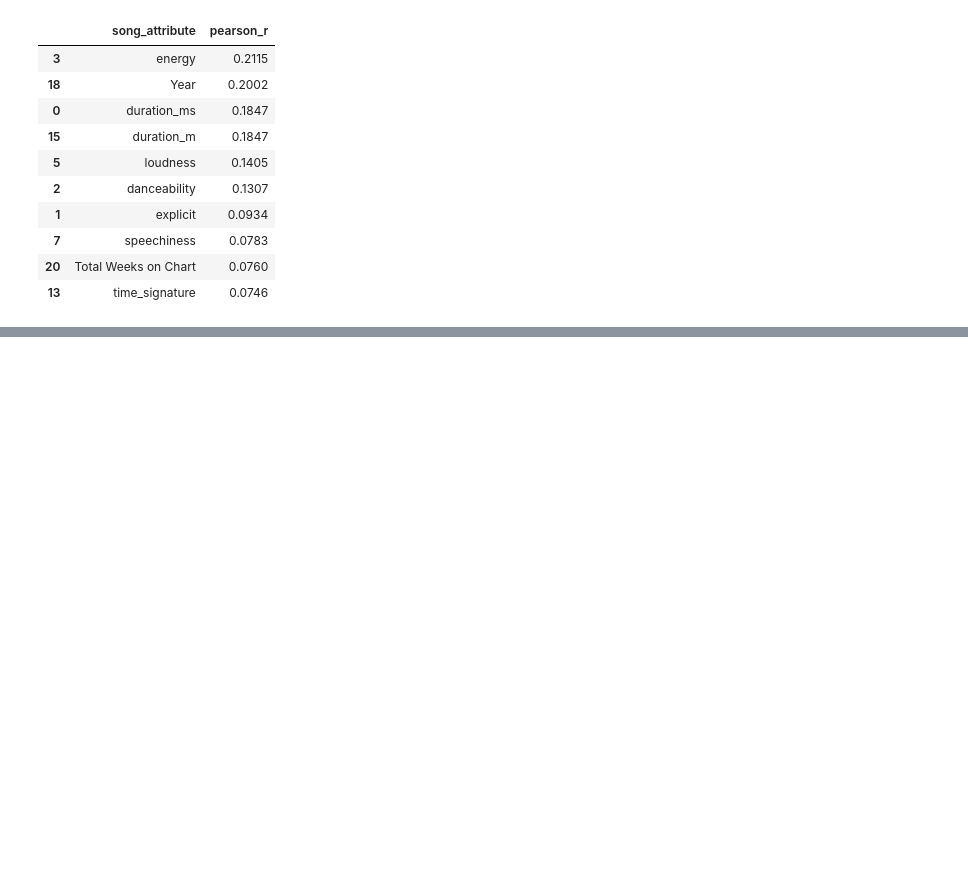
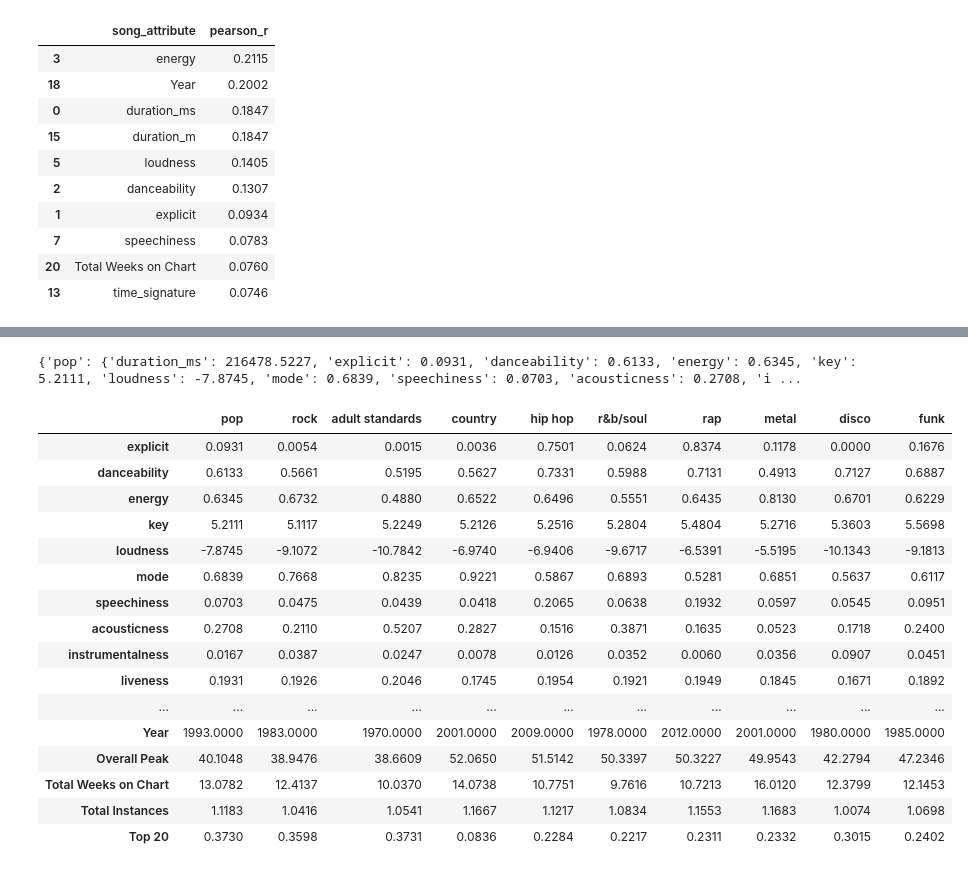
Before and after one commit to s-ellingwood/project-4, a Jupyter notebook: genre_stats.ipynb, the cells around one changed output, grey strips where cells are left out. Cells and saved outputs as stored; diff of their text form; code cells hidden in the pictures; blank space fills up the shorter version.

Commit message:
push genre stats to main

```diff
--- a/genre_stats.ipynb
+++ b/genre_stats.ipynb
@@ -190,28 +262,28 @@ genre_df = data_df.copy()
 # %%
-# Create empty list for correlation values
-genre_corr_attr = []
-genre_corr_pearson = []
+# Make a list of top 10 genres by count
+top_ten_genres = data_df['genre'].value_counts()[:10].index.tolist()
+
+# Create empty lists for mean values
+genre_attr = []
+genre_mean = []
+genre_data = {}
+
 
 # Using top_genres list, run loop to gather correlation values
-for i in range(len(top_genres)):
+for i in range(len(top_ten_genres)):
+    mean_data = {}
+    # Filter data to just selected genre
+    temp_df = top_genre_df[top_genre_df['genre'] == top_ten_genres[i]]
+    # Convert 'genre' column from object to categorical type so it can be used in analysis
+    temp_df['genre']=top_genre_data_df['genre'].astype('category').cat.codes
 
-    # Filter data to just selected genre
-    temp_df = genre_df[genre_df['genre'] == top_genres[i]]
-
-    # Convert 'genre' column from object to categorical type so it can be used in analysis
-    temp_df['genre']=temp_df['genre'].astype('category').cat.codes
-
-    #Establish 'genre' data for correlation
-    genre = temp_df.iloc[:,17]
-
-    print(top_genres[i])
+    print(f"\n{top_ten_genres[i]}")
 
     for j in range(3,len(temp_df.columns)):
         col_name = temp_df.columns[j]
-        col_value = temp_df.iloc[:,j]
-        col_corr = round(st.pearsonr(genre, col_value)[0],4)
-        print(f"{col_name}, {col_corr}")
-        corr_attr.append(col_name)
-        corr_pearson.append(col_corr)
+        col_mean = round(temp_df[col_name].mean(),4)
+        print(f"{col_name}, Average: {col_mean}")
+        mean_data.update({col_name: col_mean})
+    genre_data.update({top_ten_genres[i]: mean_data})
 # %% [output]
 pop
@@ -250,0 +311,28 @@ See the caveats in the documentation: https://pandas.pydata.org/pandas-docs/stab
+# %%
+print(genre_data)
+# %% [output]
+{'pop': {'duration_ms': 216478.5227, 'explicit': 0.0931, 'danceability': 0.6133, 'energy': 0.6345, 'key': 5.2111, 'loudness': -7.8745, 'mode': 0.6839, 'speechiness': 0.0703, 'acousticness': 0.2708, 'i ...
+# %%
+top_ten_genres_df = pd.DataFrame.from_dict(genre_data, orient='index')
+top_ten_genres_df = top_ten_genres_df.drop(columns=['duration_ms','time_signature', 'genre', 'Month','Day'])
+top_ten_genres_df['Year'] = round(top_ten_genres_df['Year'],0)
+top_ten_genres_df = top_ten_genres_df.transpose()
+top_ten_genres_df
+# %% [output]
+|  | pop | rock | adult standards | country | hip hop | r&b/soul | rap | metal | disco | funk |
+| explicit | 0.0931 | 0.0054 | 0.0015 | 0.0036 | 0.7501 | 0.0624 | 0.8374 | 0.1178 | 0.0000 | 0.1676 |
+| danceability | 0.6133 | 0.5661 | 0.5195 | 0.5627 | 0.7331 | 0.5988 | 0.7131 | 0.4913 | 0.7127 | 0.6887 |
+| energy | 0.6345 | 0.6732 | 0.4880 | 0.6522 | 0.6496 | 0.5551 | 0.6435 | 0.8130 | 0.6701 | 0.6229 |
+| key | 5.2111 | 5.1117 | 5.2249 | 5.2126 | 5.2516 | 5.2804 | 5.4804 | 5.2716 | 5.3603 | 5.5698 |
+| loudness | -7.8745 | -9.1072 | -10.7842 | -6.9740 | -6.9406 | -9.6717 | -6.5391 | -5.5195 | -10.1343 | -9.1813 |
+| mode | 0.6839 | 0.7668 | 0.8235 | 0.9221 | 0.5867 | 0.6893 | 0.5281 | 0.6851 | 0.5637 | 0.6117 |
+| speechiness | 0.0703 | 0.0475 | 0.0439 | 0.0418 | 0.2065 | 0.0638 | 0.1932 | 0.0597 | 0.0545 | 0.0951 |
+| acousticness | 0.2708 | 0.2110 | 0.5207 | 0.2827 | 0.1516 | 0.3871 | 0.1635 | 0.0523 | 0.1718 | 0.2400 |
+| instrumentalness | 0.0167 | 0.0387 | 0.0247 | 0.0078 | 0.0126 | 0.0352 | 0.0060 | 0.0356 | 0.0907 | 0.0451 |
+| liveness | 0.1931 | 0.1926 | 0.2046 | 0.1745 | 0.1954 | 0.1921 | 0.1949 | 0.1845 | 0.1671 | 0.1892 |
+| ... | ... | ... | ... | ... | ... | ... | ... | ... | ... | ... |
+| Year | 1993.0000 | 1983.0000 | 1970.0000 | 2001.0000 | 2009.0000 | 1978.0000 | 2012.0000 | 2001.0000 | 1980.0000 | 1985.0000 |
+| Overall Peak | 40.1048 | 38.9476 | 38.6609 | 52.0650 | 51.5142 | 50.3397 | 50.3227 | 49.9543 | 42.2794 | 47.2346 |
+| Total Weeks on Chart | 13.0782 | 12.4137 | 10.0370 | 14.0738 | 10.7751 | 9.7616 | 10.7213 | 16.0120 | 12.3799 | 12.1453 |
+| Total Instances | 1.1183 | 1.0416 | 1.0541 | 1.1667 | 1.1217 | 1.0834 | 1.1553 | 1.1683 | 1.0074 | 1.0698 |
+| Top 20 | 0.3730 | 0.3598 | 0.3731 | 0.0836 | 0.2284 | 0.2217 | 0.2311 | 0.2332 | 0.3015 | 0.2402 |
```
Also changed, not shown: parts of 15 cells of this notebook.
